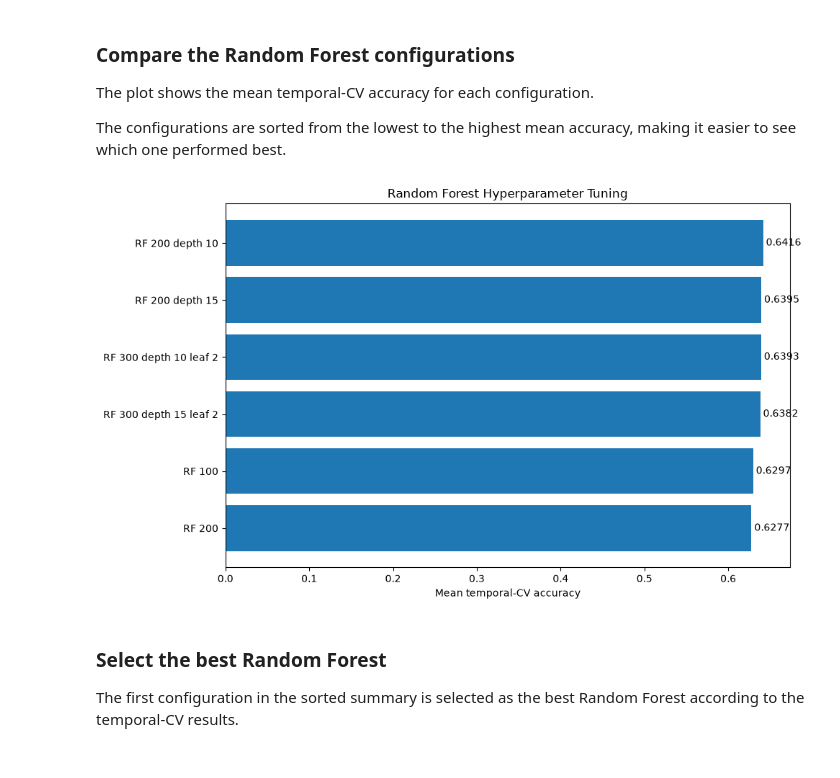
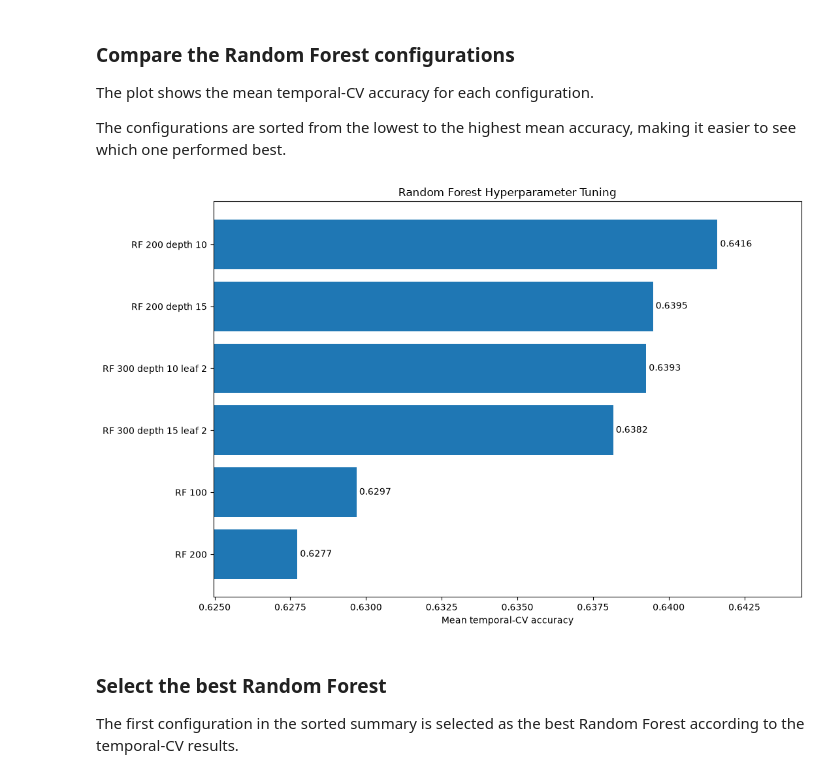
Before and after one commit to elimiotto05/artificial_intelligence, a Jupyter notebook: notebooks/06_random_forest_classifier.ipynb, the cells around one changed output. Saved outputs shown, nothing was run; the diff lists cells and outputs as text; code cells hidden in the pictures.

```diff
--- a/notebooks/06_random_forest_classifier.ipynb
+++ b/notebooks/06_random_forest_classifier.ipynb
@@ -420,7 +427,7 @@ For each configuration we calculate the average performance across the temporal
 We also calculate the standard deviation of accuracy to see how much the performance changes between different validation years.
 # %%
 # calculate the average performance of each configuration across all temporal validation folds
-rf_cv_summary = rf_cv_fold_results.groupby("Model", as_index=False).agg(
+rf_cv_tuning_summary = rf_cv_fold_results.groupby("Model", as_index=False).agg(
         MeanAccuracy = ("Accuracy", "mean"),
         StdAccuracy = ("Accuracy", "std"),
         MeanBalancedAccuracy = ("BalancedAccuracy", "mean"),
@@ -431,12 +438,12 @@ rf_cv_summary = rf_cv_fold_results.groupby("Model", as_index=False).agg(
 # %%
 # prefer the configuration with the highest average temporal-CV accuracy
 # ROC-AUC is used as a tie-breaker
-rf_cv_summary = rf_cv_summary.sort_values(
+rf_cv_tuning_summary = rf_cv_tuning_summary.sort_values(
     by=["MeanAccuracy", "MeanROC_AUC"],
     ascending=[False, False]
 ).reset_index(drop=True)
 
-rf_cv_summary
+rf_cv_tuning_summary
 # %% [output]
 |  | Model | MeanAccuracy | StdAccuracy | MeanBalancedAccuracy | MeanF1Score | MeanROC_AUC | MeanLogLoss |
 | 0 | RF 200 depth 10 | 0.641612 | 0.015238 | 0.641649 | 0.623721 | 0.702230 | 0.624893 |
@@ -453,39 +460,55 @@ The plot shows the mean temporal-CV accuracy for each configuration.
 The configurations are sorted from the lowest to the highest mean accuracy, making it easier to see which one performed best.
 # %%
 # sort configurations so that the plot goes from lowest to highest accuracy
-plot_data = rf_cv_summary.sort_values(
+plot_data = rf_cv_tuning_summary.sort_values(
     "MeanAccuracy",
     ascending=True
 )
 
-plt.figure(figsize=(10, 6))
+# find the range of observed accuracies
+min_accuracy = plot_data["MeanAccuracy"].min()
+max_accuracy = plot_data["MeanAccuracy"].max()
+
+difference = max_accuracy - min_accuracy
+
+# add a small amount of padding around the observed range so that the differences are easier to see
+padding = max(
+    difference*0.20,
+    0.001
+)
+
+plt.figure(figsize=(11, 7))
 
 bars = plt.barh(
     plot_data["Model"],
     plot_data["MeanAccuracy"]
 )
 
+plt.xlim(
+    min_accuracy - padding,
+    max_accuracy + padding
+)
+
 plt.xlabel("Mean temporal-CV accuracy")
-
 plt.title("Random Forest Hyperparameter Tuning")
 
 # display the exact accuracy value next to each bar
 for bar, value in zip(
     bars,
     plot_data["MeanAccuracy"]
 ):
 
     plt.text(
         value,
         bar.get_y() + bar.get_height() / 2,
         f" {value:.4f}",
         va="center"
     )
 
 plt.tight_layout()
 plt.show()
 # %% [output]
-[figure, old version]
+[figure, new version]
 # %% [markdown]
 ### Select the best Random Forest
 
```
Also changed, not shown: parts of 15 cells of this notebook, 1 other file.
